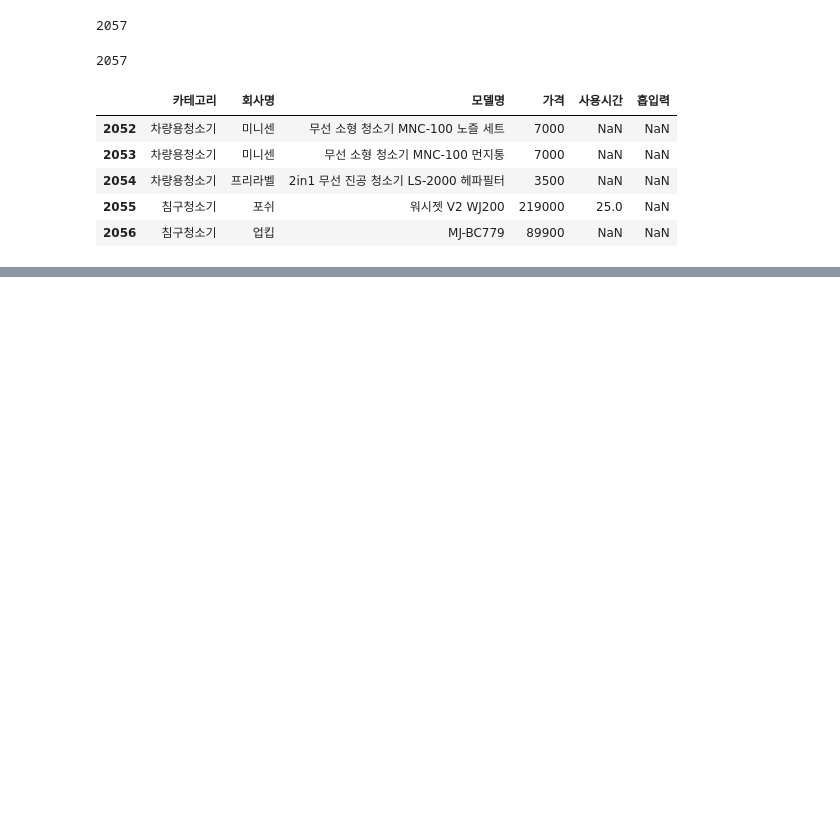
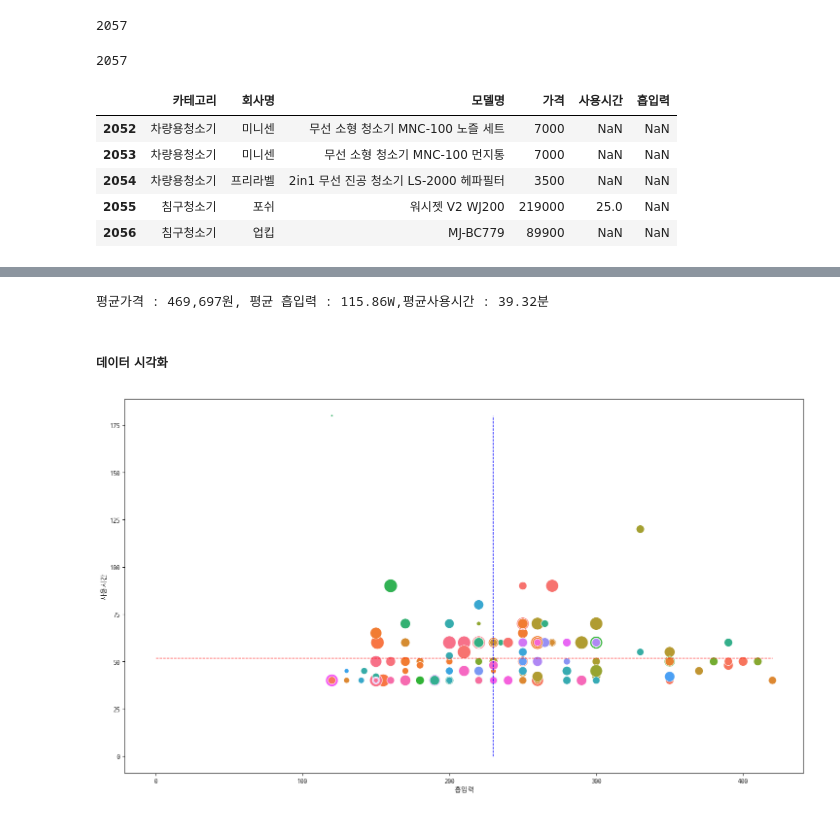
Before and after one commit to KangJeongTaek/bigdata-analysis-2024, a Jupyter notebook: day08/da18_무선청소기_인기상품_분석.ipynb, the cells around one changed output, grey strips where cells are left out. Cells and saved outputs as stored; diff of their text form; code cells hidden in the pictures; blank space fills up the shorter version.

```diff
--- a/day08/da18_무선청소기_인기상품_분석.ipynb
+++ b/day08/da18_무선청소기_인기상품_분석.ipynb
@@ -317,0 +451,19 @@ dfLast.to_excel('./data/다나와_무선청소기_전처리결과.xlsx',index=Fa
+# %%
+## 가성비 좋은 제품 찾기 평균 값
+# 평균값
+priceMean = int(dfDataFinal['가격'].mean()) # 47만원
+suctionMean = dfDataFinal['흡입력'].mean() #115.8
+useTimeMean = dfDataFinal['사용시간'].mean() #39분
+
+print(f'평균가격 : {priceMean:,d}원, 평균 흡입력 : {suctionMean:,.2f}W,평균사용시간 : {useTimeMean:,.2f}분' )
+# %% [output]
+평균가격 : 469,697원, 평균 흡입력 : 115.86W,평균사용시간 : 39.32분
+# %%
+## 가성비 좋은 제품의 조건 만들기
+condition1 = dfDataFinal['가격'] < priceMean
+condition2 = dfDataFinal['흡입력'] > suctionMean
+condition3 = dfDataFinal['사용시간'] > useTimeMean
+# %%
+chartData = dfDataFinal[condition1&condition2&condition3]
+# %% [markdown]
+##### 데이터 시각화
@@ -317,0 +478,22 @@ dfLast.to_excel('./data/다나와_무선청소기_전처리결과.xlsx',index=Fa
+# %%
+from matplotlib import rcParams,font_manager,rc
+font_path = 'C:/Windows/Fonts/NanumGothicCoding.ttf' #나눔고딕코딩체
+font_name = font_manager.FontProperties(fname=font_path).get_name() # 실제 설치된 폰트 이름 조회
+rc('font',family=font_name) # 한글깨짐 현상 해결!!
+rcParams['axes.unicode_minus'] = False # 한글 사용시 마이너스가 표시가 깨지는 걸 방지
+# %%
+## 흡입력, 사용시간 최대값, 평균값
+suctionMax = chartData['흡입력'].max() # 420
+suctionMean2 = chartData['흡입력'].mean() # 229
+useTimeMax = chartData['사용시간'].max() # 180
+useTimeMean2 = chartData['사용시간'].mean()
+# %%
+plt.figure(figsize=(18,10))
+sns.scatterplot(x='흡입력',y='사용시간',data=chartData,size='가격',hue=chartData['회사명'],sizes=(10,400),legend=False)
+
+plt.plot([0,suctionMax],[useTimeMean2,useTimeMean2],'r--',lw=1) # 사용시간 평균치에 선 긋기
+plt.plot([suctionMean2,suctionMean2],[0,useTimeMax],'b--',lw=1) # 흡입력의 평균치에 선 긋기
+
+plt.show()
+# %% [output]
+[figure, added]
```
Also changed, not shown: parts of 24 cells of this notebook, 6 other files.
